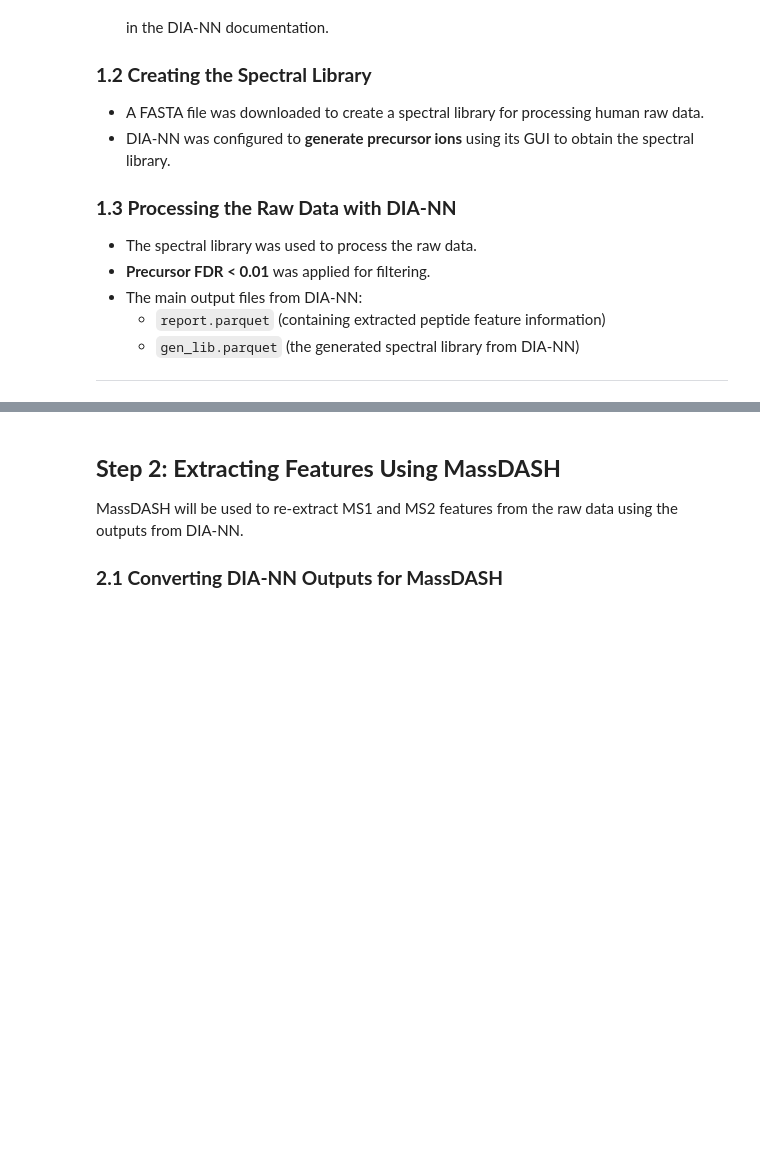
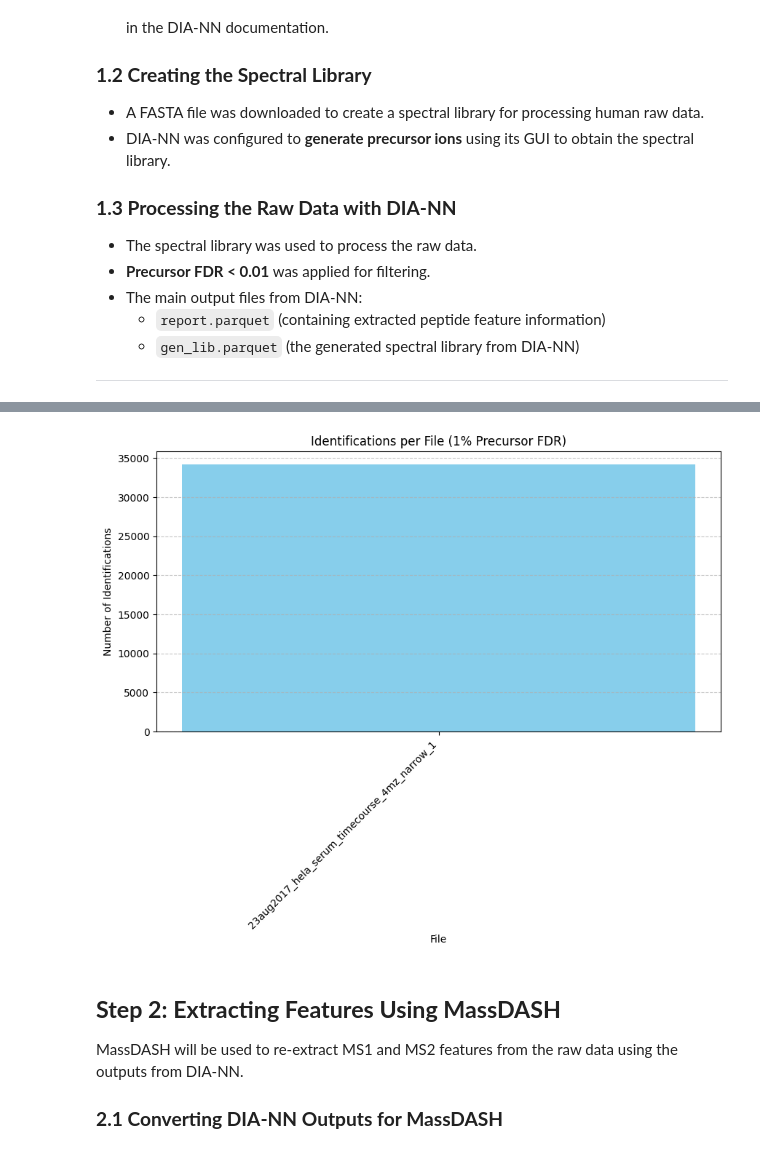
Before and after one commit to Roestlab/diffusion-deconvolution-dia-msms-data, a Jupyter notebook: nbs/DIA-NN_to_MassDASH_FeatureExtraction.ipynb, the cells around one changed output, grey strips where cells are left out. Cells and saved outputs as stored; diff of their text form; code cells hidden in the pictures; blank space fills up the shorter version.

```diff
--- a/nbs/DIA-NN_to_MassDASH_FeatureExtraction.ipynb
+++ b/nbs/DIA-NN_to_MassDASH_FeatureExtraction.ipynb
@@ -32,3 +34,27 @@ This notebook demonstrates how to extract features from raw DIA data using MassD
+# %%
+import pandas as pd
+import matplotlib.pyplot as plt
+
+# Load DIA-NN output
+report_df = pd.read_parquet("report.parquet")
+
+# Filter identifications with Precursor FDR < 1% (Q.Value < 0.01)
+filtered_df = report_df[report_df["Q.Value"] < 0.01]
+
+# Count identifications per file
+id_counts = filtered_df.groupby("Run").size().reset_index(name="Identifications")
+
+# Plot the number of identifications per file
+plt.figure(figsize=(10, 5))
+plt.bar(id_counts["Run"], id_counts["Identifications"], color="skyblue")
+plt.xticks(rotation=45, ha="right")
+plt.xlabel("File")
+plt.ylabel("Number of Identifications")
+plt.title("Identifications per File (1% Precursor FDR)")
+plt.grid(axis="y", linestyle="--", alpha=0.7)
+plt.show()
+# %% [output]
+[figure, added]
 # %% [markdown]
 ## **Step 2: Extracting Features Using MassDASH**
 
```
Also changed, not shown: parts of 1 cell of this notebook.
